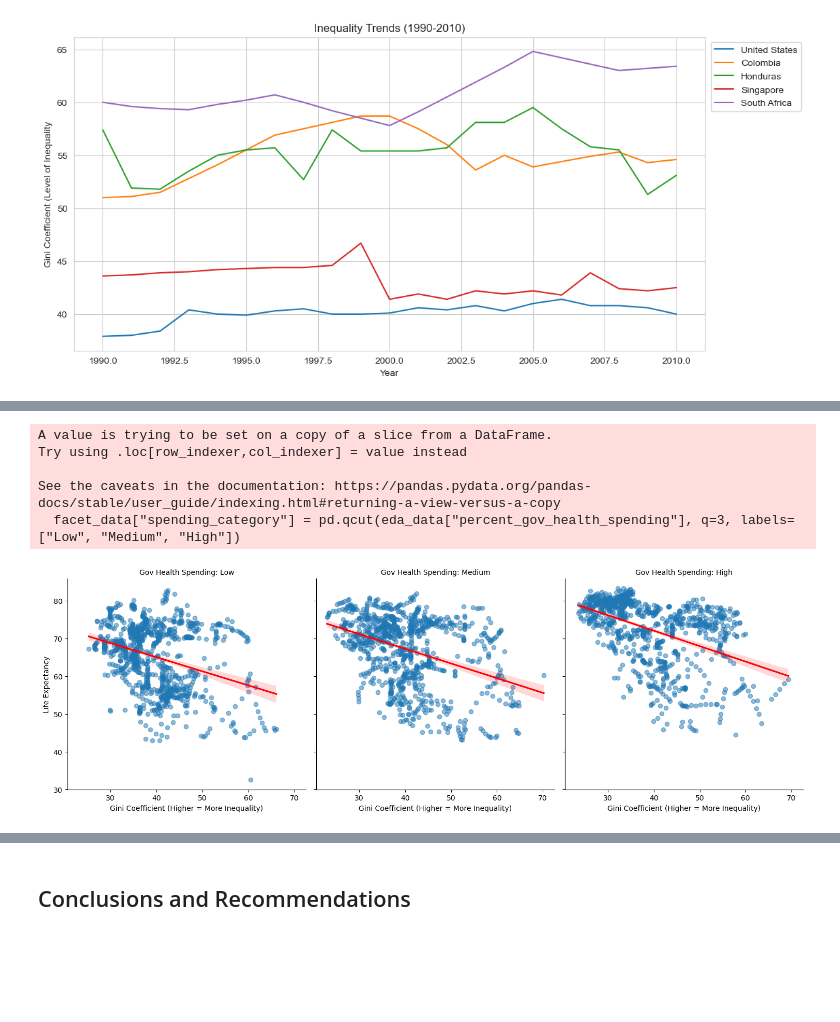
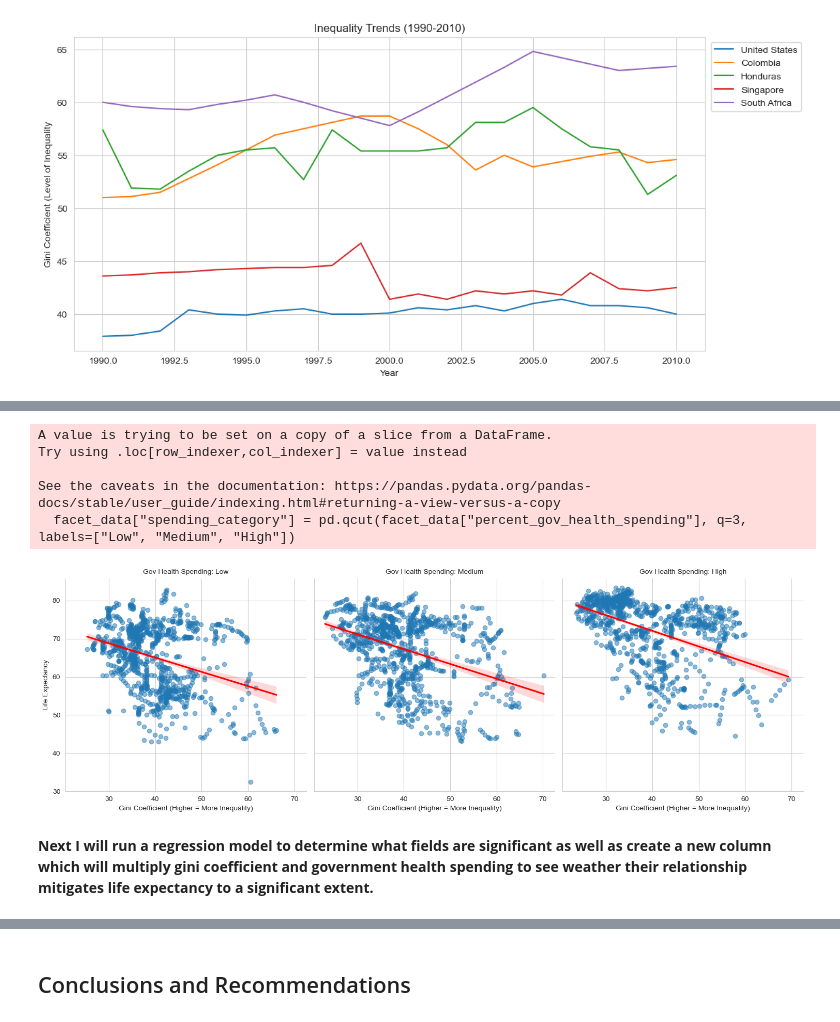
Before and after one commit to felixr04/GA-Does-Wealth-Buy-Health, a Jupyter notebook: code/project_1.ipynb, the cells around one changed output, grey strips where cells are left out. Cells and saved outputs as stored; diff of their text form; code cells hidden in the pictures; blank space fills up the shorter version.

```diff
--- a/code/starter-code.ipynb
+++ b/code/project_1.ipynb
@@ -1269,31 +1281,34 @@ plt.show()
 # %%
+# Binning our original merged_health_data into 3 spending categories and labeling them into a separate column
+facet_data = merged_health_data[(merged_health_data["year"] >= 1995) & (merged_health_data["year"] <= 2010) ]
+facet_data["spending_category"] = pd.qcut(facet_data["percent_gov_health_spending"], q=3, labels=["Low", "Medium", "High"])
 
-facet_data = merged_health_data[(merged_health_data["year"] >= 1995) & (merged_health_data["year"] <= 2010) ]
-# Categorize 'government_health_spending' into Low, Medium, High spending groups
-facet_data["spending_category"] = pd.qcut(eda_data["percent_gov_health_spending"], q=3, labels=["Low", "Medium", "High"])
+# https://pandas.pydata.org/docs/reference/api/pandas.qcut.html
 
-# Create FacetGrid with regression lines
+# Creating the grid.
 g = sns.lmplot(
     data=facet_data,
     x="gini_coefficient",
     y="life_expectancy",
     col="spending_category",
     height=5,
     aspect=1,
-    scatter_kws={'alpha': 0.5},  # Make points slightly transparent
-    line_kws={'color': 'red'}  # Regression line color
+    scatter_kws={'alpha': 0.5},
+    line_kws={'color': 'red'}
 )
 
-# Set labels and titles
 g.set_axis_labels("Gini Coefficient (Higher = More Inequality)", "Life Expectancy")
 g.set_titles(col_template="Gov Health Spending: {col_name}")
 
 plt.show()
+# https://seaborn.pydata.org/generated/seaborn.FacetGrid.html
 # %% [output]
 A value is trying to be set on a copy of a slice from a DataFrame.
 Try using .loc[row_indexer,col_indexer] = value instead
 
 See the caveats in the documentation: https://pandas.pydata.org/pandas-docs/stable/user_guide/indexing.html#returning-a-view-versus-a-copy
-  facet_data["spending_category"] = pd.qcut(eda_data["percent_gov_health_spending"], q=3, labels=["Low", "Medium", "High"])
+  facet_data["spending_category"] = pd.qcut(facet_data["percent_gov_health_spending"], q=3, labels=["Low", "Medium", "High"])
-[figure, old version]
+[figure, new version]
+# %% [markdown]
+**Next I will  run a regression model to determine what fields are significant as well as create a new column which will multiply gini coefficient and government health spending to see weather their relationship mitigates life expectancy to a significant extent.**
 # %%
```
Also changed, not shown: parts of 93 cells of this notebook, 4 other files.
